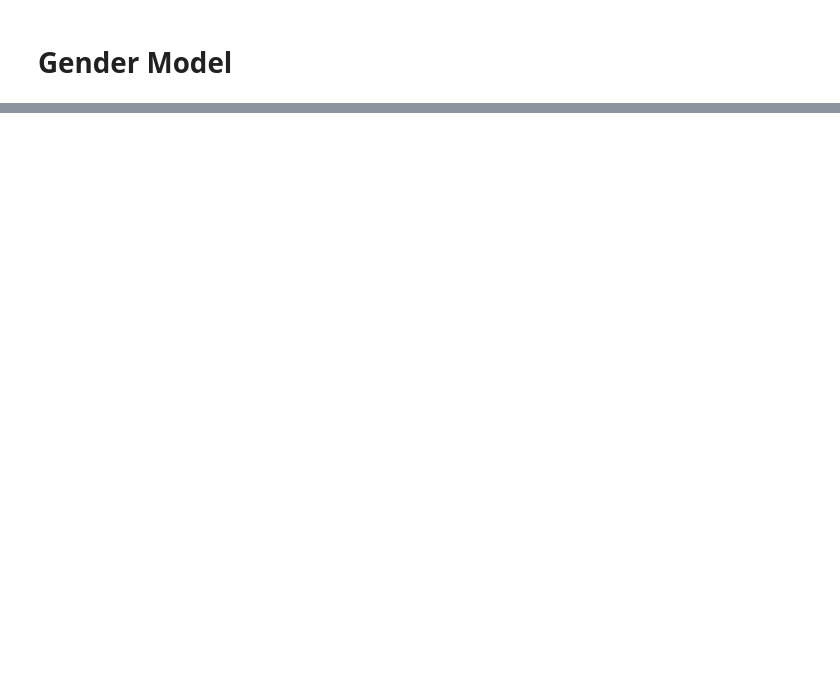
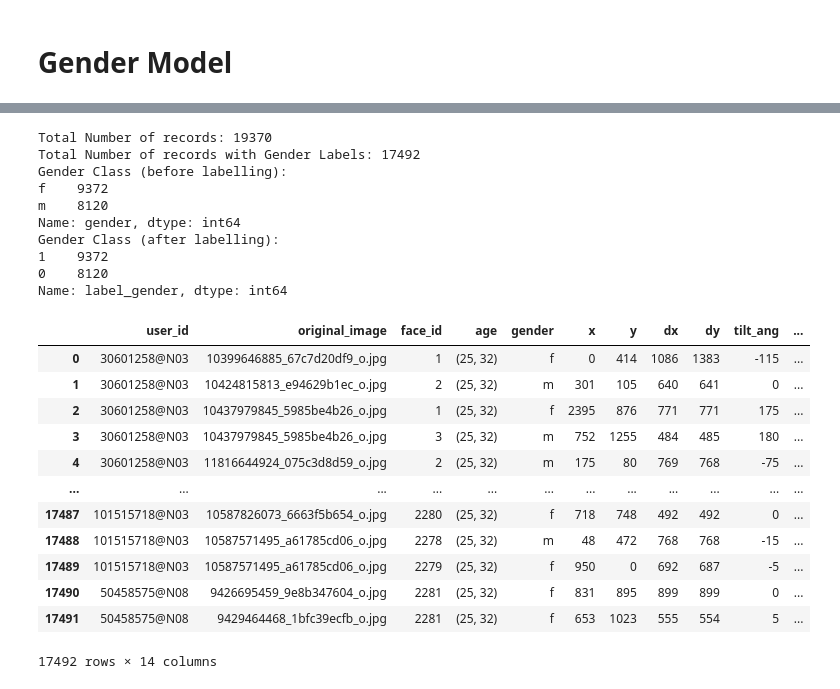
Before and after one commit to vigneshvalliappan/MSAI_CV_Project, a Jupyter notebook: flq_playground.ipynb, the cells around one changed output, grey strips where cells are left out. Cells and saved outputs as stored; diff of their text form; code cells hidden in the pictures; blank space fills up the shorter version.

```diff
--- a/flq_playground.ipynb
+++ b/flq_playground.ipynb
@@ -17,9 +17,9 @@ fold_1 = pd.read_csv('AdienceBenchmarkGenderAndAgeClassification/fold_1_data.txt
 fold_2 = pd.read_csv('AdienceBenchmarkGenderAndAgeClassification/fold_2_data.txt',sep='\t')
 fold_3 = pd.read_csv('AdienceBenchmarkGenderAndAgeClassification/fold_3_data.txt',sep='\t')
 fold_4 = pd.read_csv('AdienceBenchmarkGenderAndAgeClassification/fold_4_data.txt',sep='\t')
-fold_combined = pd.concat([fold_0,fold_1,fold_2,fold_3,fold_4],ignore_index=True)
-print(f'Number of rows: {len(fold_combined)}')
-fold_combined.info()
+df_combined = pd.concat([fold_0,fold_1,fold_2,fold_3,fold_4],ignore_index=True)
+print(f'Number of rows: {len(df_combined)}')
+df_combined.info()
 # %% [output]
 Number of rows: 19370
 <class 'pandas.core.frame.DataFrame'>
@@ -240,0 +78,53 @@ X_test_images: torch.Size([4363, 3, 256, 256])
+# %%
+# filtered of unlabelled data
+print(f'Total Number of records: {len(df_combined)}')
+df_gender = df_combined.copy()
+df_gender = df_gender[df_gender['gender'] != 'u']
+df_gender = df_gender[df_gender['gender'].notna()]
+print(f'Total Number of records with Gender Labels: {len(df_gender)}')
+
+# gender class
+print('Gender Class (before labelling): ')
+print(df_gender.gender.value_counts())
+
+# convert class to int
+def labelling_gender(gender_range):
+    if gender_range == 'm':
+        result = 0
+    elif gender_range == 'f':
+        result = 1
+    else:
+        print(gender_range)
+    return result
+
+df_gender['label_gender'] = df_gender['gender'].apply(labelling_gender)
+print('Gender Class (after labelling): ')
+print(df_gender.label_gender.value_counts())
+
+df_gender.reset_index(inplace=True)
+df_gender.drop(columns=['index'],inplace=True)
+df_gender
+# %% [output]
+Total Number of records: 19370
+Total Number of records with Gender Labels: 17492
+Gender Class (before labelling):
+f    9372
+m    8120
+Name: gender, dtype: int64
+Gender Class (after labelling):
+1    9372
+0    8120
+Name: label_gender, dtype: int64
+|  | user_id | original_image | face_id | age | gender | x | y | dx | dy | tilt_ang | ... |
+| 0 | 30601258@N03 | 10399646885_67c7d20df9_o.jpg | 1 | (25, 32) | f | 0 | 414 | 1086 | 1383 | -115 | ... |
+| 1 | 30601258@N03 | 10424815813_e94629b1ec_o.jpg | 2 | (25, 32) | m | 301 | 105 | 640 | 641 | 0 | ... |
+| 2 | 30601258@N03 | 10437979845_5985be4b26_o.jpg | 1 | (25, 32) | f | 2395 | 876 | 771 | 771 | 175 | ... |
+| 3 | 30601258@N03 | 10437979845_5985be4b26_o.jpg | 3 | (25, 32) | m | 752 | 1255 | 484 | 485 | 180 | ... |
+| 4 | 30601258@N03 | 11816644924_075c3d8d59_o.jpg | 2 | (25, 32) | m | 175 | 80 | 769 | 768 | -75 | ... |
+| ... | ... | ... | ... | ... | ... | ... | ... | ... | ... | ... | ... |
+| 17487 | 101515718@N03 | 10587826073_6663f5b654_o.jpg | 2280 | (25, 32) | f | 718 | 748 | 492 | 492 | 0 | ... |
+| 17488 | 101515718@N03 | 10587571495_a61785cd06_o.jpg | 2278 | (25, 32) | m | 48 | 472 | 768 | 768 | -15 | ... |
+| 17489 | 101515718@N03 | 10587571495_a61785cd06_o.jpg | 2279 | (25, 32) | f | 950 | 0 | 692 | 687 | -5 | ... |
+| 17490 | 50458575@N08 | 9426695459_9e8b347604_o.jpg | 2281 | (25, 32) | f | 831 | 895 | 899 | 899 | 0 | ... |
+| 17491 | 50458575@N08 | 9429464468_1bfc39ecfb_o.jpg | 2281 | (25, 32) | f | 653 | 1023 | 555 | 554 | 5 | ... |
+17492 rows × 14 columns
```
Also changed, not shown: parts of 28 cells of this notebook.
